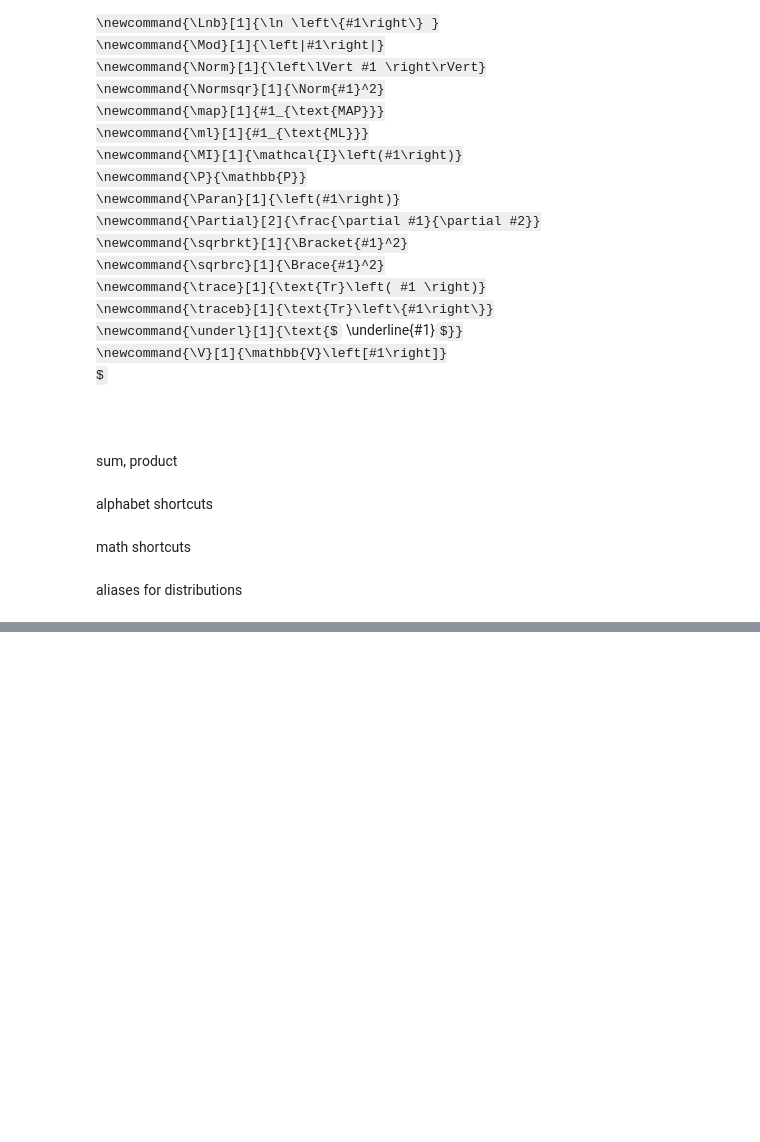
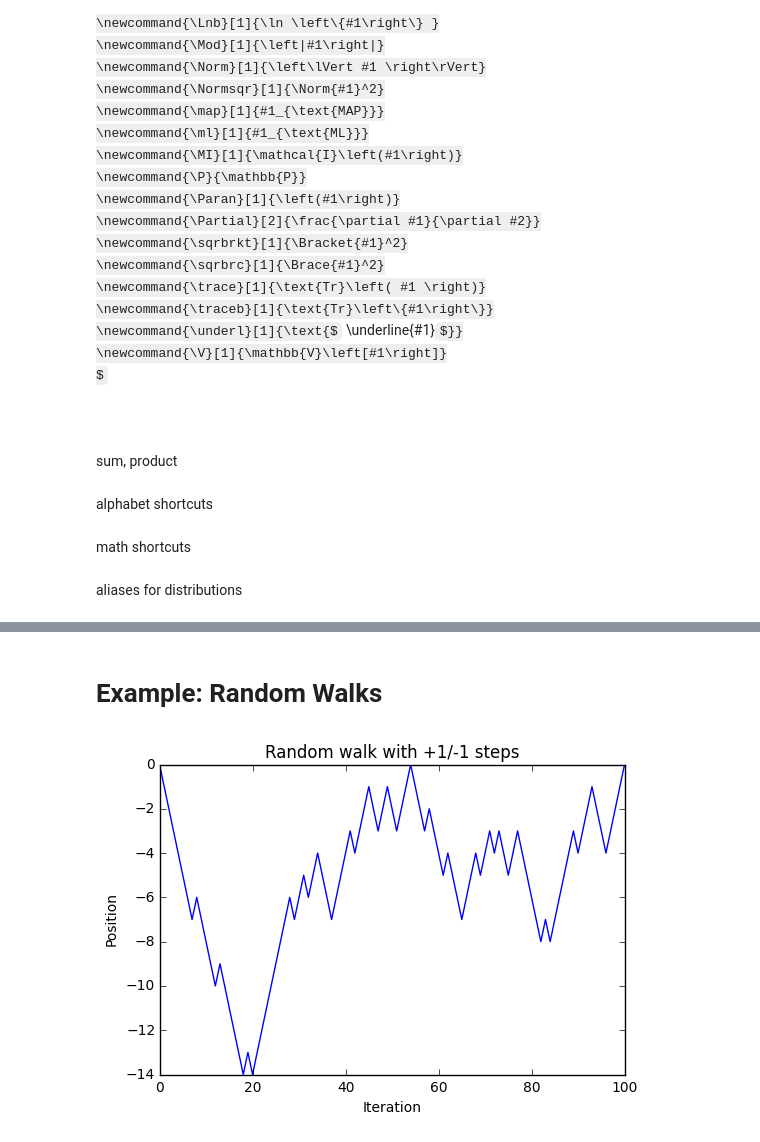
Before and after one commit to john-von-seneca/scribbles, a Jupyter notebook: books/python-for-data-analysis/4-numpy-basics-arrays-and-vectorized-computation.ipynb, the cells around one changed output, grey strips where cells are left out. Cells and saved outputs as stored; diff of their text form; code cells hidden in the pictures; some formulas as TeX source; blank space fills up the shorter version.

```diff
--- a/books/python-for-data-analysis/4-numpy-basics-arrays-and-vectorized-computation.ipynb
+++ b/books/python-for-data-analysis/4-numpy-basics-arrays-and-vectorized-computation.ipynb
@@ -297,0 +641,4 @@ NameError: name 'HTML' is not defined
+# %%
+arr1 = np.empty((8,4))
+for i in range(arr1.shape[0]): arr1[i] = i;
+arr1
@@ -297,0 +1331,16 @@ NameError: name 'HTML' is not defined
+# %% [markdown]
+# Example: Random Walks
+# %%
+position = 0
+walk = [position]
+steps = 100
+for i in range(steps):
+    step = 1 if random.randint(0,1) else -1
+    position += step
+    walk.append(position)
+plt.plot(walk)
+plt.title('Random walk with +1/-1 steps')
+plt.xlabel('Iteration'); plt.ylabel('Position')
+plt.show()
+# %% [output]
+[figure, added]
```
Also changed, not shown: parts of 219 cells of this notebook, 3 other files.
